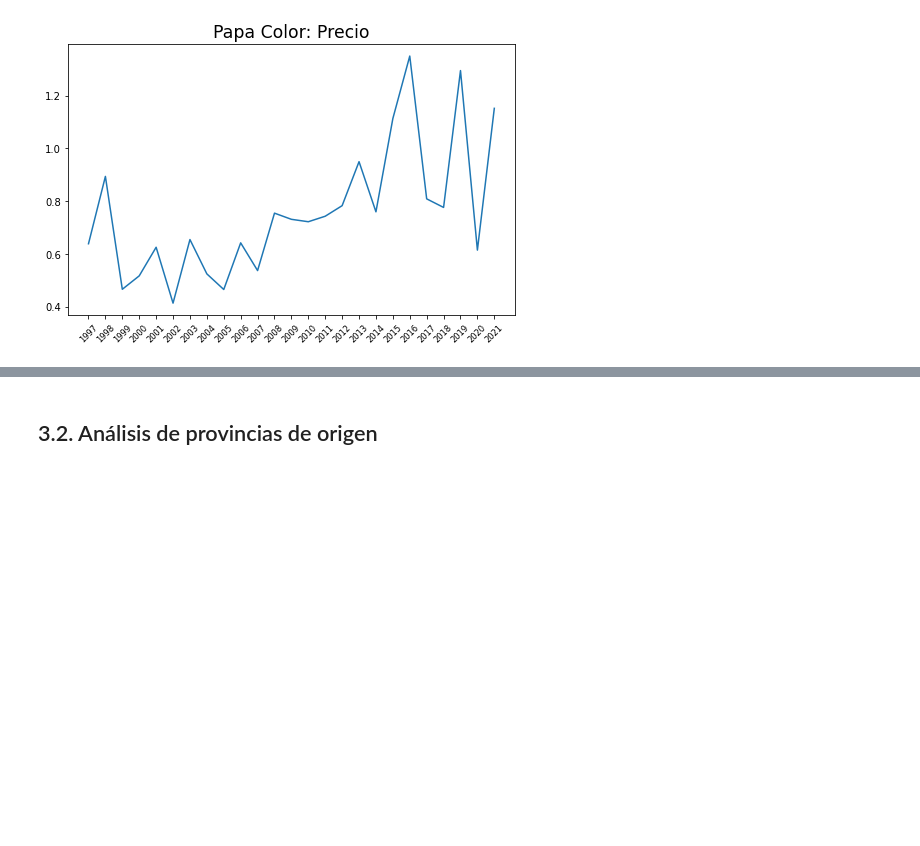
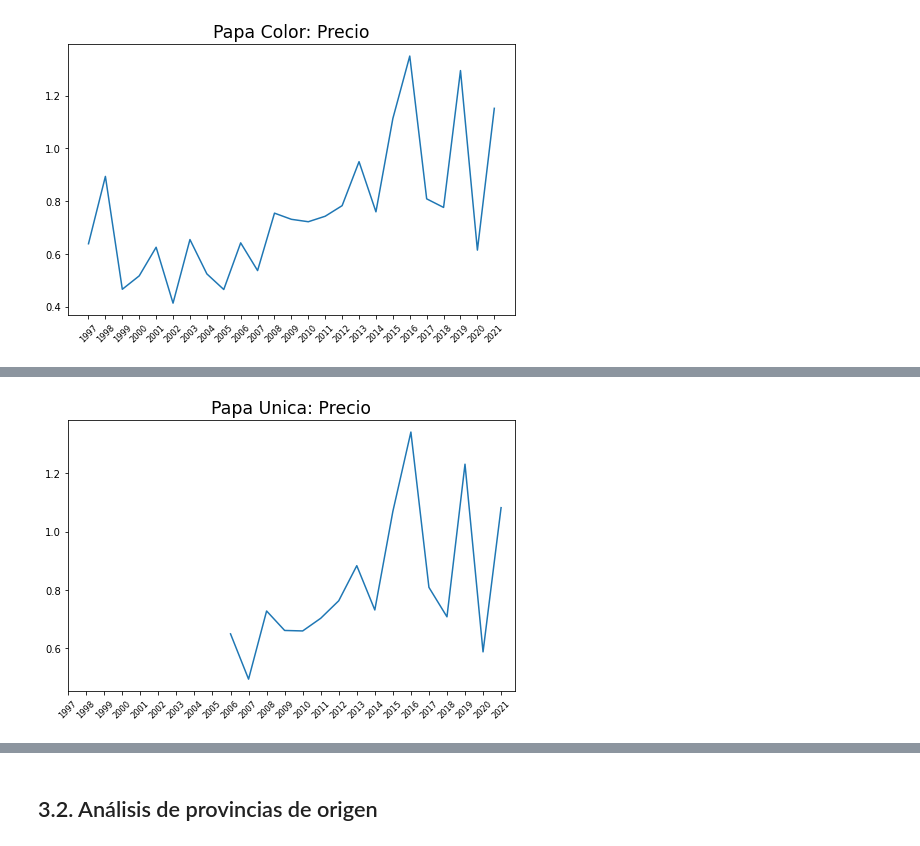
Before and after one commit to eduzegarra/grade_01, a Jupyter notebook: proyecto_papa.ipynb, the cells around one changed output, grey strips where cells are left out. Drawn from its saved outputs; the diff is of its cells as text; code cells hidden in the pictures; blank space fills up the shorter version.

```diff
--- a/proyecto_papa.ipynb
+++ b/proyecto_papa.ipynb
@@ -502,0 +509,9 @@ plt.show()
+# %%
+plt.figure(figsize=(8,5))
+pre_unica=df_base1[['year','precio']][df_base1.variedad=="Papa Unica"].groupby('year').mean()
+plt.plot(pre_unica.index,pre_unica.precio)
+plt.title("Papa Unica: Precio", fontsize='xx-large')
+plt.xticks(pre_color.index,rotation=45, fontsize='small')
+plt.show()
+# %% [output]
+[figure, added]
```
Also changed, not shown: parts of 40 cells of this notebook.
